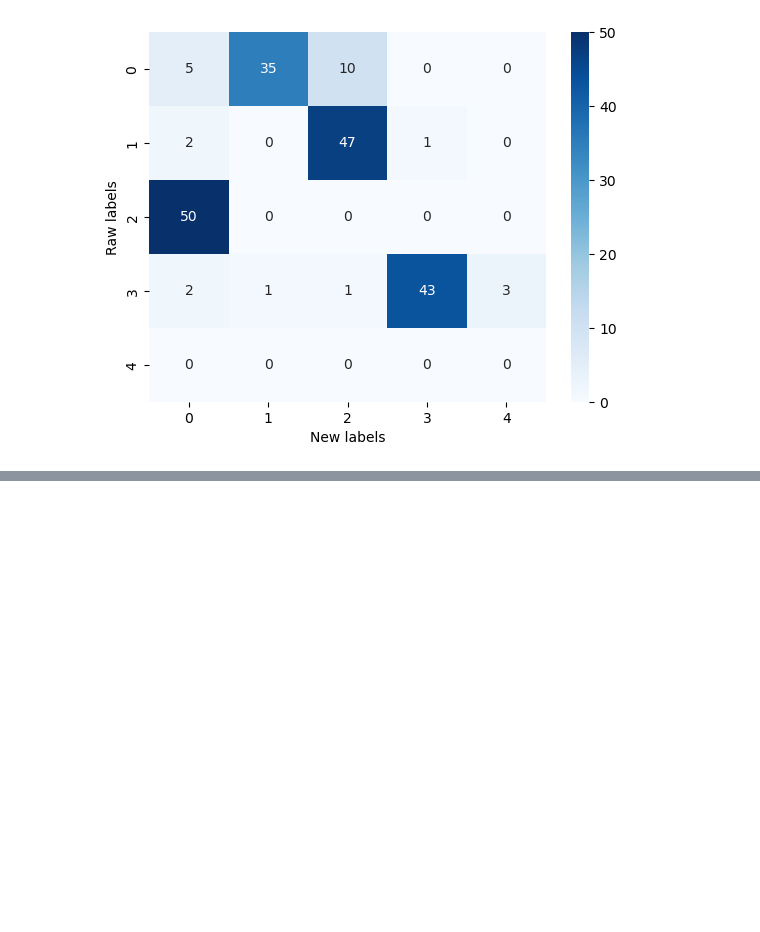
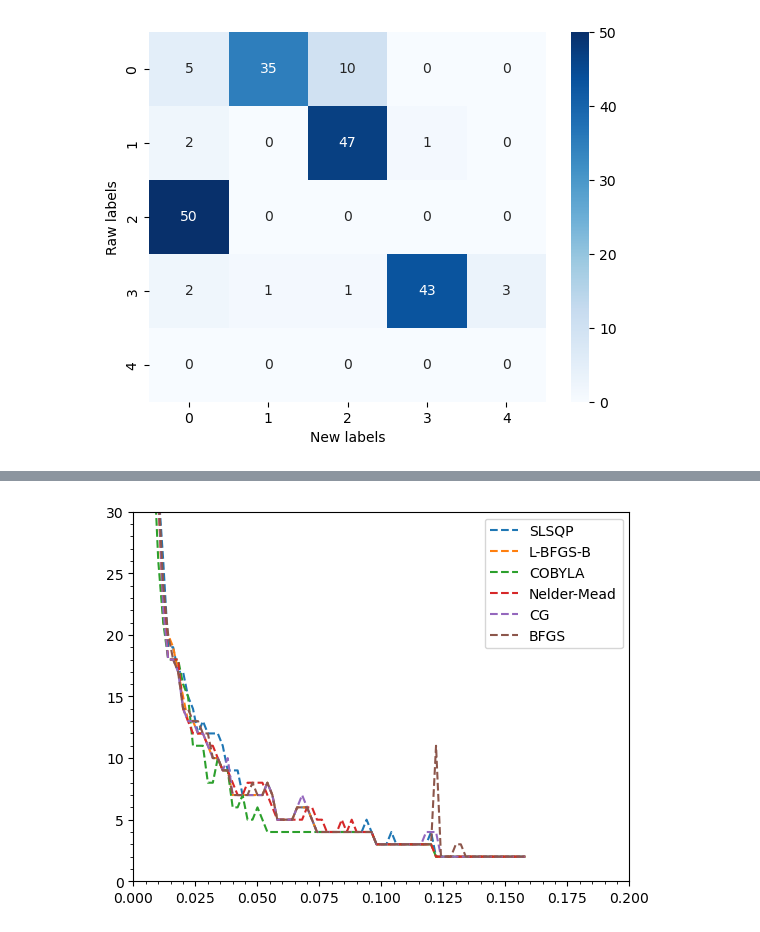
Before and after one commit to miaortizma/qosf24spring, a Jupyter notebook: minimization-algo_exploration.ipynb, the cells around one changed output, grey strips where cells are left out. Cells and saved outputs as stored; diff of their text form; code cells hidden in the pictures; blank space fills up the shorter version.

```diff
--- a/minimization-algo_exploration.ipynb
+++ b/minimization-algo_exploration.ipynb
@@ -342,0 +361,41 @@ plt.show()
+# %%
+# list_method=['Nelder-Mead','Powell','CG','BFGS','Newton-CG','L-BFGS-B','TNC','COBYLA','SLSQP',
+#              'trust-constr','dogleg','trust-ncg','trust-exact','trust-krylov']
+list_method=['SLSQP','L-BFGS-B','COBYLA','Nelder-Mead','CG','BFGS']
+# list_method=['BFGS']
+list_sigma=np.arange(0.002, 0.16, 0.002)
+
+list_numCat={}
+
+for my_method in tqdm(list_method):
+    list_numCat[my_method]=[]
+    for my_sigma in tqdm(list_sigma):
+        # run the quantum clustering
+        df_copy_crabs=df_crabs.copy()
+        ans=df_copy_crabs.apply(lambda x: compute_min([x['pca_{}'.format(component_for_x)],x['pca_{}'.format(component_for_y)]],df_copy_crabs[['pca_{}'.format(component_for_x), 'pca_{}'.format(component_for_y)]].to_numpy(),my_sigma,my_method), axis=1)
+        for i in range(len(ans[0])):
+            df_copy_crabs['min_f{}'.format(i+1)]=ans.str[i]
+    #     print(df_copy_crabs)
+
+        # using DBSCAN to find the number of clusters
+        X_train = df_copy_crabs[['min_f1', 'min_f2']]
+        clustering = DBSCAN(eps=0.02, min_samples=3).fit(X_train)
+        DBSCAN_dataset = X_train.copy()
+        DBSCAN_dataset.loc[:,'Cluster'] = clustering.labels_
+        num_class=0
+        for icat,cnt in zip(DBSCAN_dataset.Cluster.value_counts().index,DBSCAN_dataset.Cluster.value_counts().values):
+            if(int(icat)!=-1):
+                num_class+=1
+            else:
+                num_class+=cnt
+        list_numCat[my_method].append(num_class)
+# %%
+for my_method in list_method: # list_method=['SLSQP','L-BFGS-B','COBYLA','Nelder-Mead','CG','BFGS']
+    plt.plot(list_sigma, list_numCat[my_method], '--', label=my_method)
+plt.xlim(0,0.2)
+plt.ylim(0,30)
+plt.minorticks_on()
+plt.legend(loc='best')
+plt.show()
+# %% [output]
+[figure, added]
```
Also changed, not shown: parts of 33 cells of this notebook.
